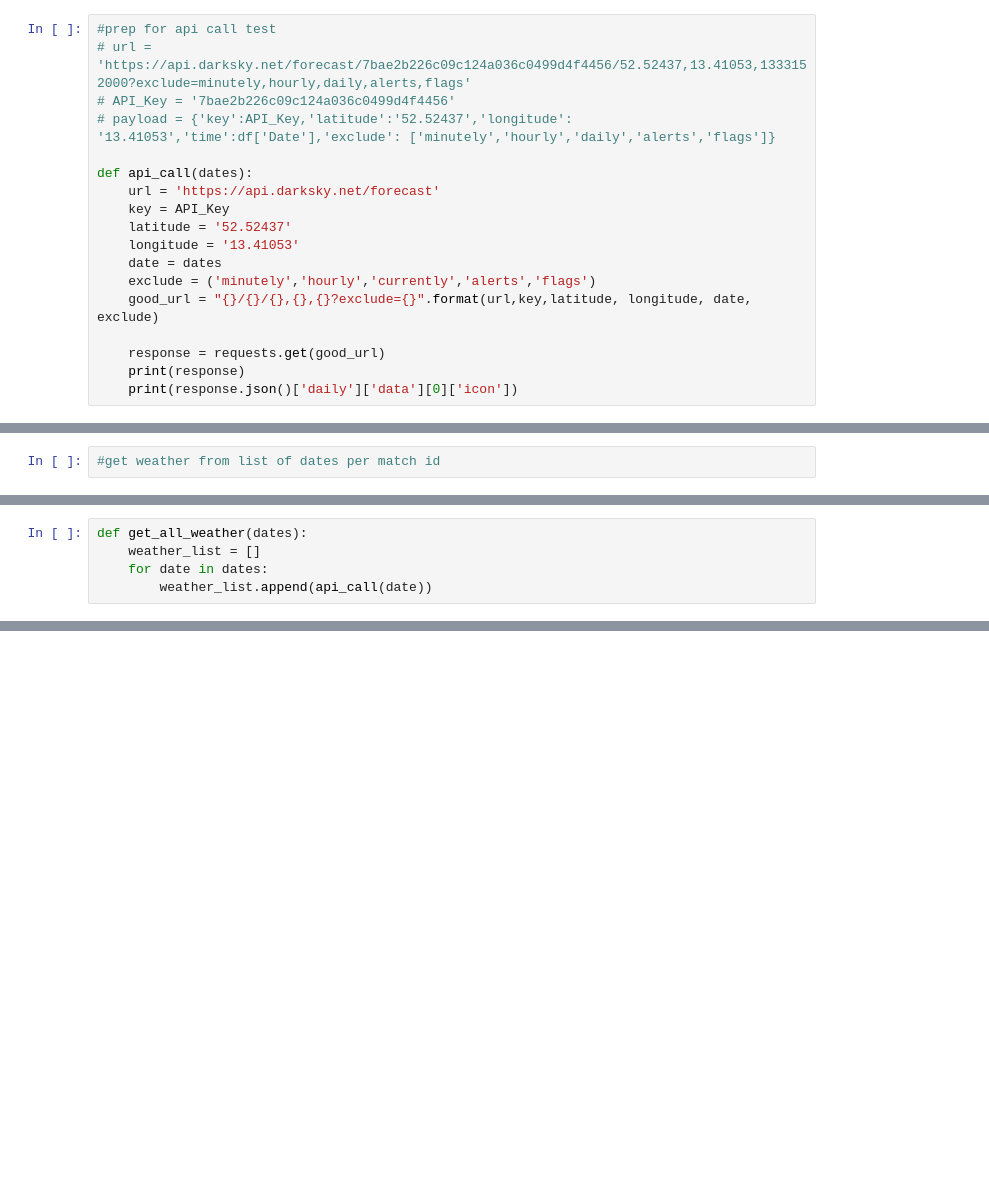
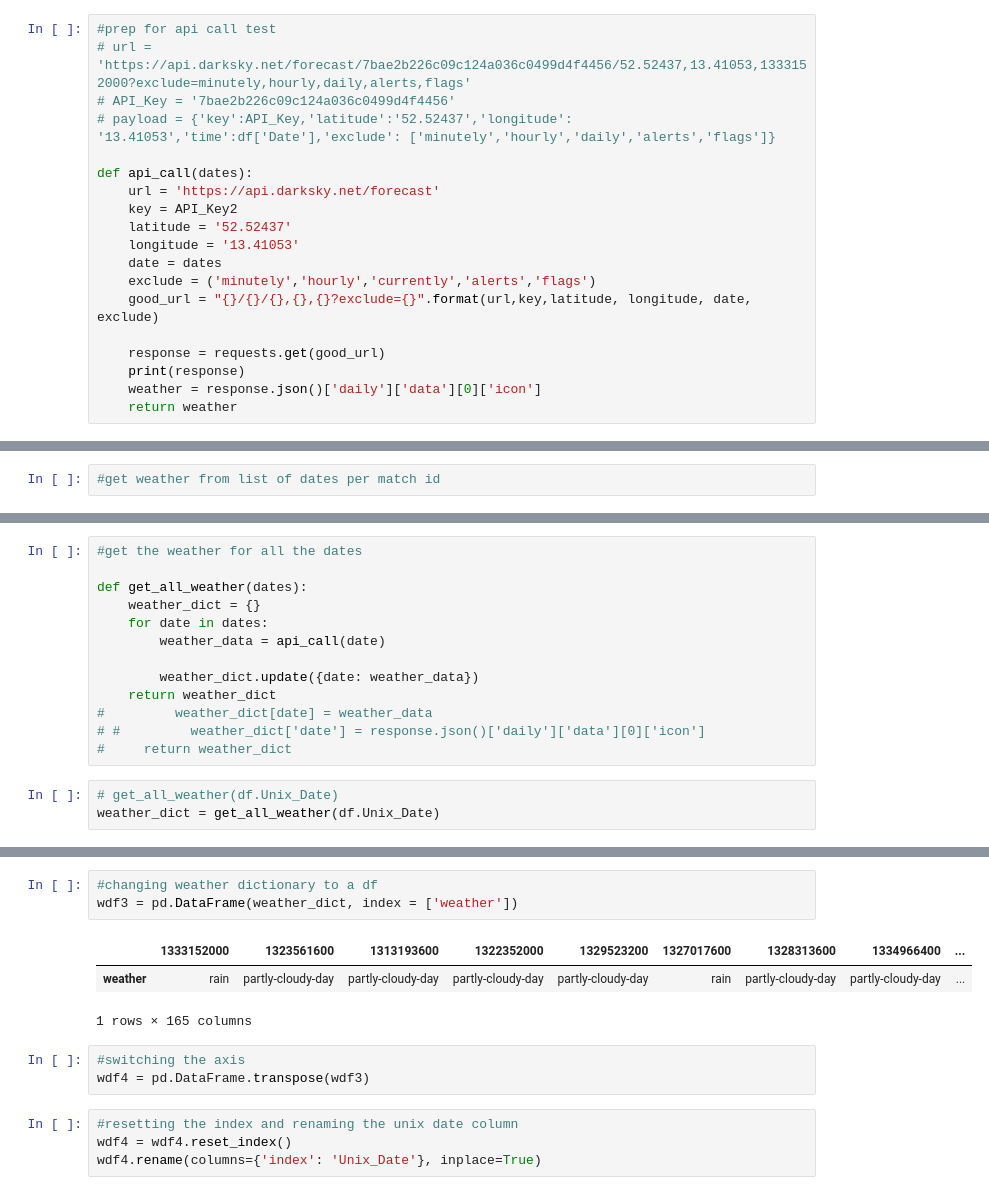
Before and after one commit to harrisonmiller13/dsc-mod-2-lab-nyc-ds-060319, a Jupyter notebook: working.ipynb, the cells around one changed output, grey strips where cells are left out. Drawn from its saved outputs; the diff is of its cells as text; blank space fills up the shorter version.

```diff
--- a/working.ipynb
+++ b/working.ipynb
@@ -129,7 +105,7 @@ good_url
 
 def api_call(dates):
     url = 'https://api.darksky.net/forecast'
-    key = API_Key
+    key = API_Key2
     latitude = '52.52437'
     longitude = '13.41053'
     date = dates
@@ -138,4 +114,5 @@ def api_call(dates):
 
     response = requests.get(good_url)
     print(response)
-    print(response.json()['daily']['data'][0]['icon'])
+    weather = response.json()['daily']['data'][0]['icon']
+    return weather
@@ -159,5 +141,0 @@ api_call(date_test)
-# %%
-def get_all_weather(dates):
-    weather_list = []
-    for date in dates:
-        weather_list.append(api_call(date))
@@ -176,0 +142,16 @@ dict_keys(['latitude', 'longitude', 'timezone', 'currently', 'offset'])
+# %%
+#get the weather for all the dates
+
+def get_all_weather(dates):
+    weather_dict = {}
+    for date in dates:
+        weather_data = api_call(date)
+
+        weather_dict.update({date: weather_data})
+    return weather_dict
+#         weather_dict[date] = weather_data
+# #         weather_dict['date'] = response.json()['daily']['data'][0]['icon']
+#     return weather_dict
+# %%
+# get_all_weather(df.Unix_Date)
+weather_dict = get_all_weather(df.Unix_Date)
@@ -176,0 +202,14 @@ dict_keys(['latitude', 'longitude', 'timezone', 'currently', 'offset'])
+# %%
+#changing weather dictionary to a df
+wdf3 = pd.DataFrame(weather_dict, index = ['weather'])
+# %% [output]
+|  | 1333152000 | 1323561600 | 1313193600 | 1322352000 | 1329523200 | 1327017600 | 1328313600 | 1334966400 | ... |
+| weather | rain | partly-cloudy-day | partly-cloudy-day | partly-cloudy-day | partly-cloudy-day | rain | partly-cloudy-day | partly-cloudy-day | ... |
+1 rows × 165 columns
+# %%
+#switching the axis
+wdf4 = pd.DataFrame.transpose(wdf3)
+# %%
+#resetting the index and renaming the unix date column
+wdf4 = wdf4.reset_index()
+wdf4.rename(columns={'index': 'Unix_Date'}, inplace=True)
```
Also changed, not shown: parts of 22 cells of this notebook, 2 other files.
